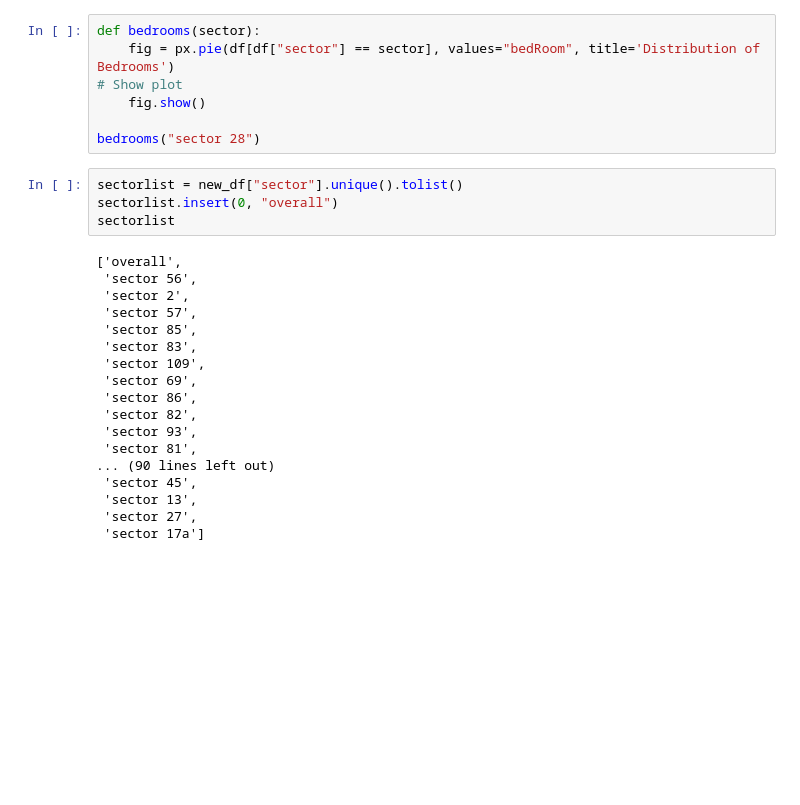
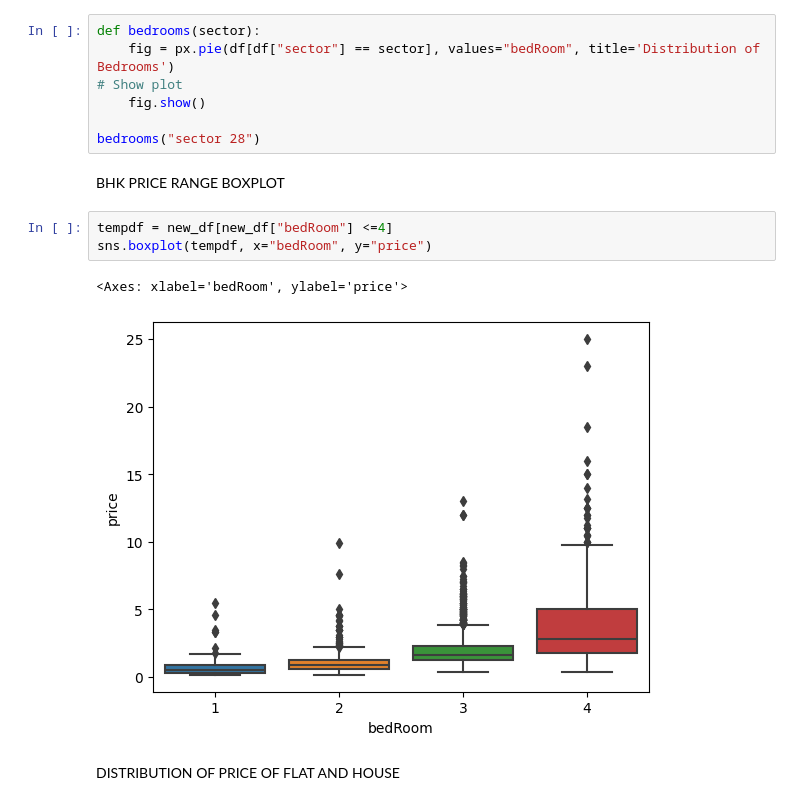
Before and after one commit to SiddhantH1512/housepriceproject, a Jupyter notebook: Capstone/notebooks/data-visualisation.ipynb, the cells around one changed output. Saved outputs shown, nothing was run; the diff lists cells and outputs as text; blank space fills up the shorter version.

```diff
--- a/Capstone/notebooks/data-visualisation.ipynb
+++ b/Capstone/notebooks/data-visualisation.ipynb
@@ -162,25 +163,13 @@ def bedrooms(sector):
     fig.show()
 
 bedrooms("sector 28")
-# %%
-sectorlist = new_df["sector"].unique().tolist()
-sectorlist.insert(0, "overall")
-sectorlist
-# %% [output]
-['overall',
- 'sector 56',
- 'sector 2',
- 'sector 57',
- 'sector 85',
- 'sector 83',
- 'sector 109',
- 'sector 69',
- 'sector 86',
- 'sector 82',
- 'sector 93',
- 'sector 81',
-... (90 lines left out)
- 'sector 45',
- 'sector 13',
- 'sector 27',
- 'sector 17a']
+# %% [markdown]
+BHK PRICE RANGE BOXPLOT
+# %%
+tempdf = new_df[new_df["bedRoom"] <=4]
+sns.boxplot(tempdf, x="bedRoom", y="price")
+# %% [output]
+<Axes: xlabel='bedRoom', ylabel='price'>
+[figure, added]
+# %% [markdown]
+DISTRIBUTION OF PRICE OF FLAT AND HOUSE
```
Also changed, not shown: parts of 3 cells of this notebook, 9 other files.
